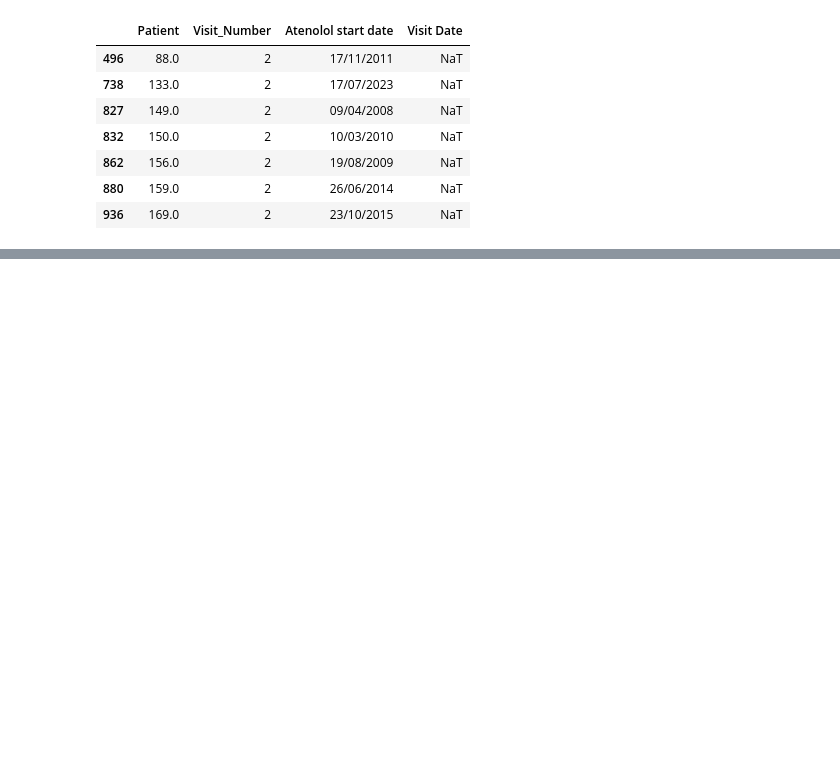
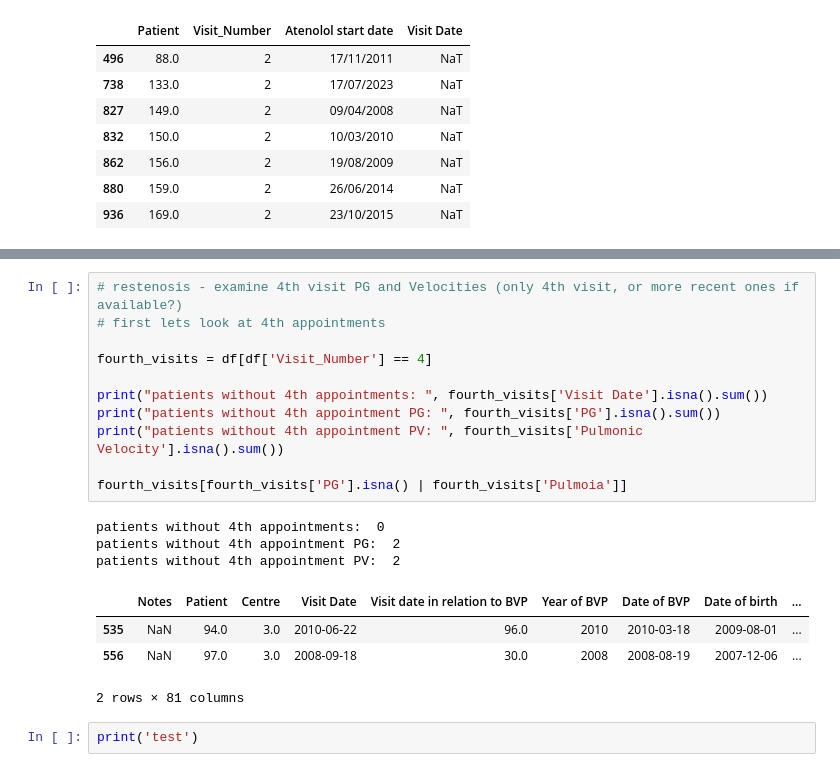
Before and after one commit to pemabi/PS-Data, a Jupyter notebook: process-data.ipynb, the cells around one changed output, grey strips where cells are left out. Drawn from its saved outputs; the diff is of its cells as text; blank space fills up the shorter version.

```diff
--- a/process-data.ipynb
+++ b/process-data.ipynb
@@ -209,0 +269,21 @@ df[['Patient', 'Visit_Number', 'Visit Date', 'Atenolol start date', 'Days Atenol
+# %%
+# restenosis - examine 4th visit PG and Velocities (only 4th visit, or more recent ones if available?)
+# first lets look at 4th appointments
+
+fourth_visits = df[df['Visit_Number'] == 4]
+
+print("patients without 4th appointments: ", fourth_visits['Visit Date'].isna().sum())
+print("patients without 4th appointment PG: ", fourth_visits['PG'].isna().sum())
+print("patients without 4th appointment PV: ", fourth_visits['Pulmonic Velocity'].isna().sum())
+
+fourth_visits[fourth_visits['PG'].isna() | fourth_visits['Pulmoia']]
+# %% [output]
+patients without 4th appointments:  0
+patients without 4th appointment PG:  2
+patients without 4th appointment PV:  2
+|  | Notes | Patient | Centre | Visit Date | Visit date in relation to BVP | Year of BVP | Date of BVP | Date of birth | ... |
+| 535 | NaN | 94.0 | 3.0 | 2010-06-22 | 96.0 | 2010 | 2010-03-18 | 2009-08-01 | ... |
+| 556 | NaN | 97.0 | 3.0 | 2008-09-18 | 30.0 | 2008 | 2008-08-19 | 2007-12-06 | ... |
+2 rows × 81 columns
+# %%
+print('test')
```
Also changed, not shown: parts of 9 cells of this notebook.
